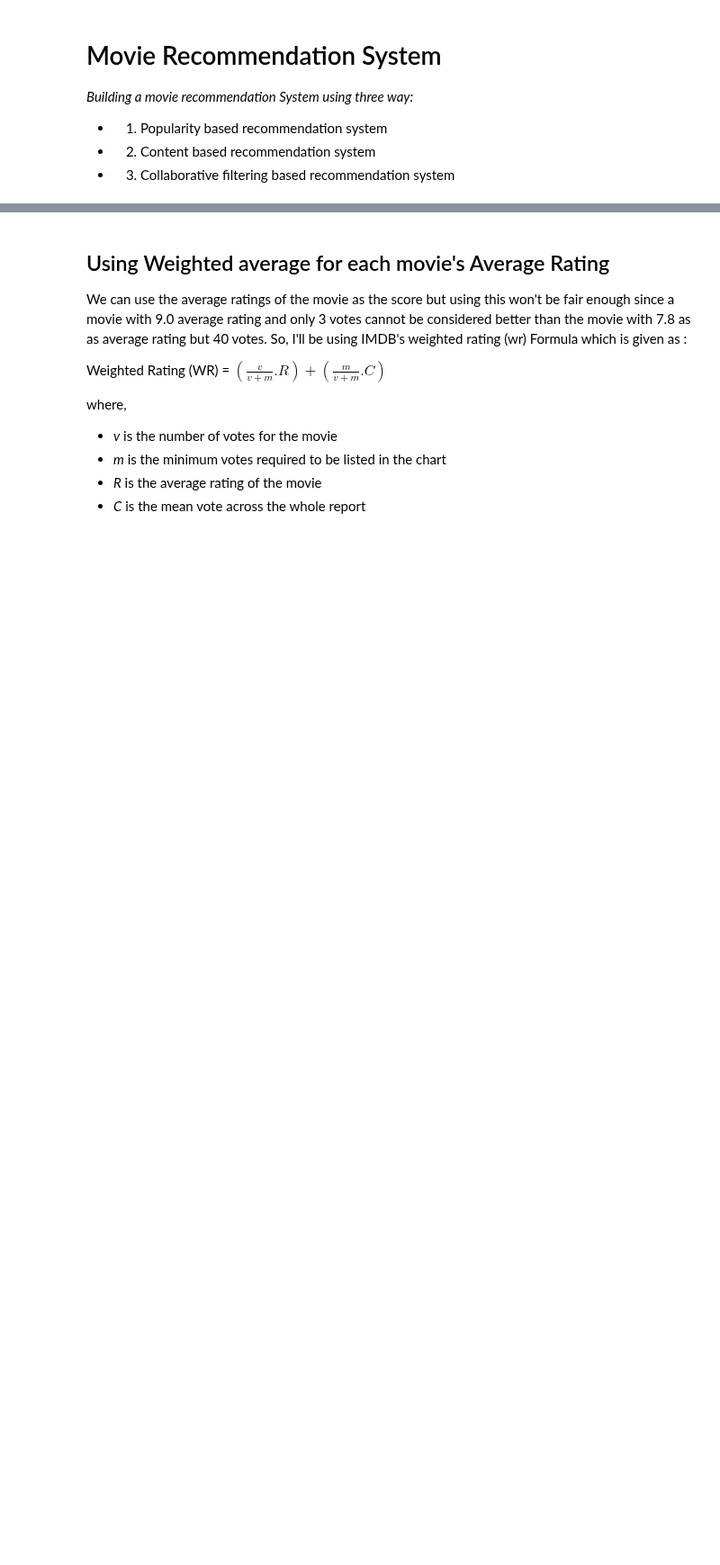
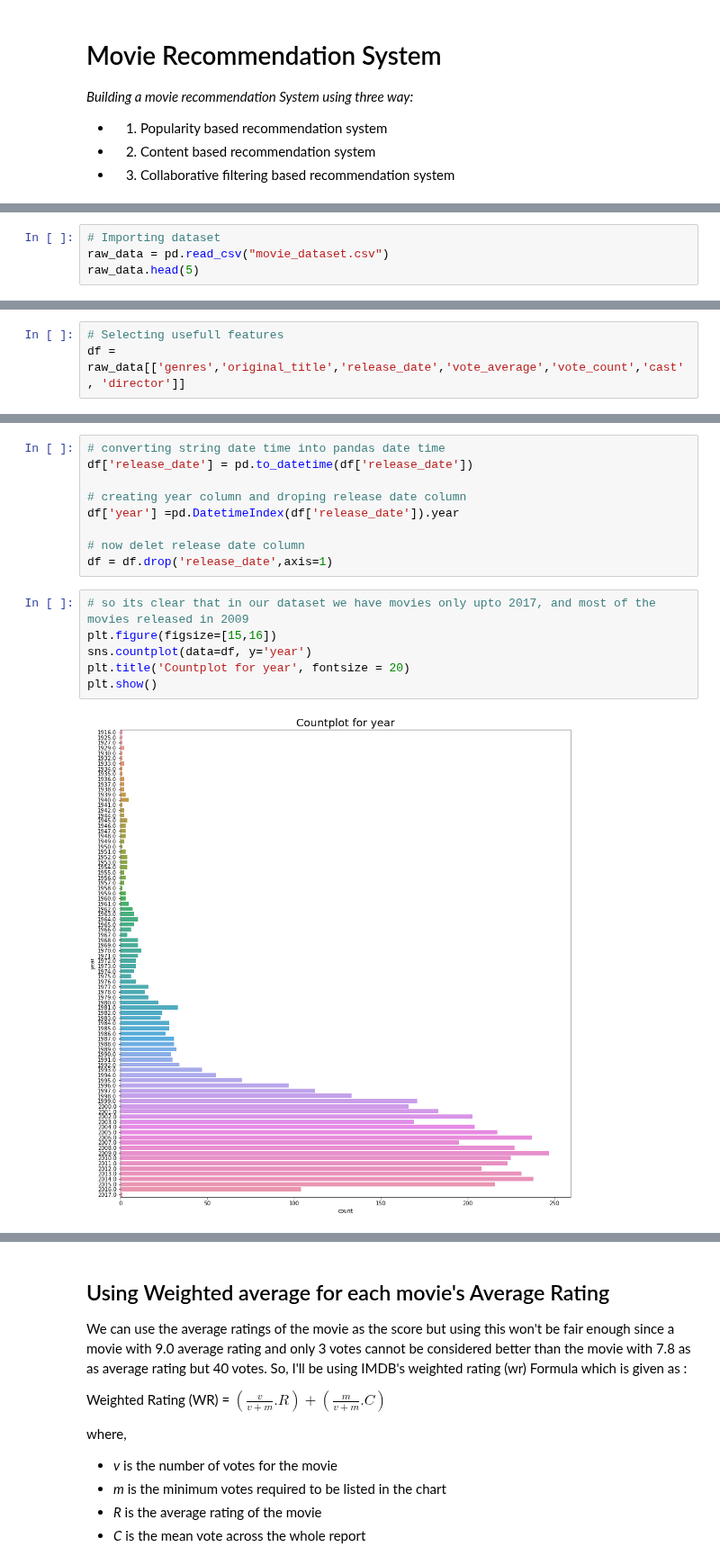
Before and after one commit to kapilthakre/Recommendation-System, a Jupyter notebook: Movie Recommendation System.ipynb, the cells around one changed output, grey strips where cells are left out. Shown at 90% size. Drawn from its saved outputs; the diff is of its cells as text; blank space fills up the shorter version.

```diff
--- a/Movie Recommendation System.ipynb
+++ b/Movie Recommendation System.ipynb
@@ -53,0 +23,4 @@ dtype: int64
+# %%
+# Importing dataset
+raw_data = pd.read_csv("movie_dataset.csv")
+raw_data.head(5)
@@ -53,0 +70,3 @@ dtype: int64
+# %%
+# Selecting usefull features
+df = raw_data[['genres','original_title','release_date','vote_average','vote_count','cast', 'director']]
@@ -53,0 +91,17 @@ dtype: int64
+# %%
+# converting string date time into pandas date time
+df['release_date'] = pd.to_datetime(df['release_date'])
+
+# creating year column and droping release date column
+df['year'] =pd.DatetimeIndex(df['release_date']).year
+
+# now delet release date column
+df = df.drop('release_date',axis=1)
+# %%
+# so its clear that in our dataset we have movies only upto 2017, and most of the movies released in 2009
+plt.figure(figsize=[15,16])
+sns.countplot(data=df, y='year')
+plt.title('Countplot for year', fontsize = 20)
+plt.show()
+# %% [output]
+[figure, added]
```
Also changed, not shown: parts of 78 cells of this notebook.
